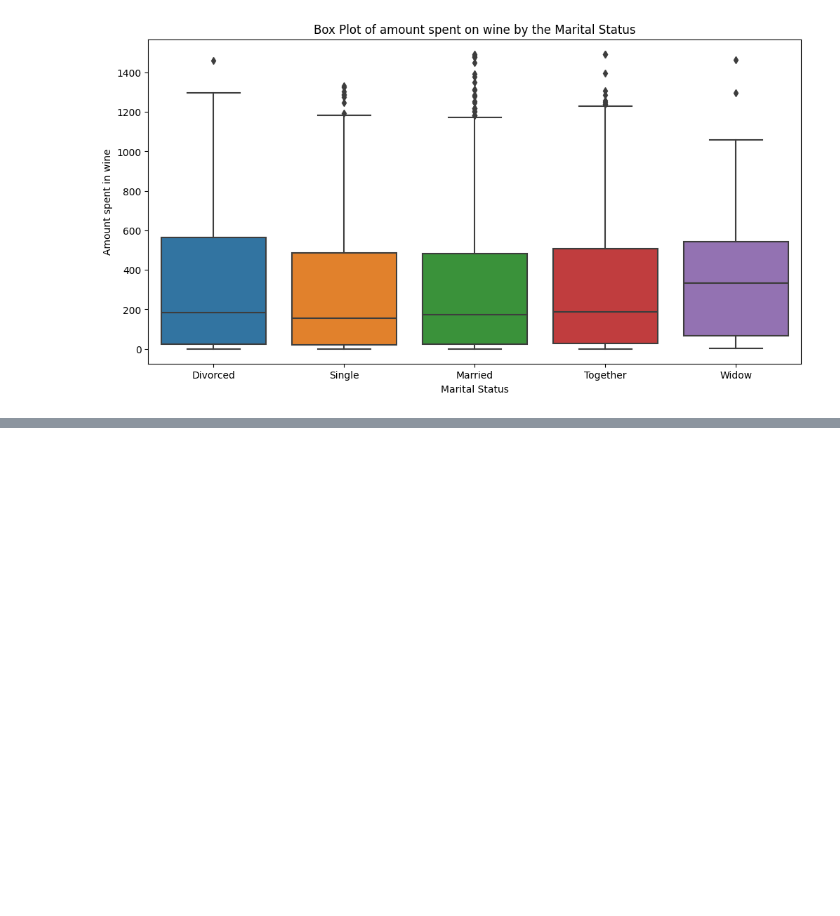
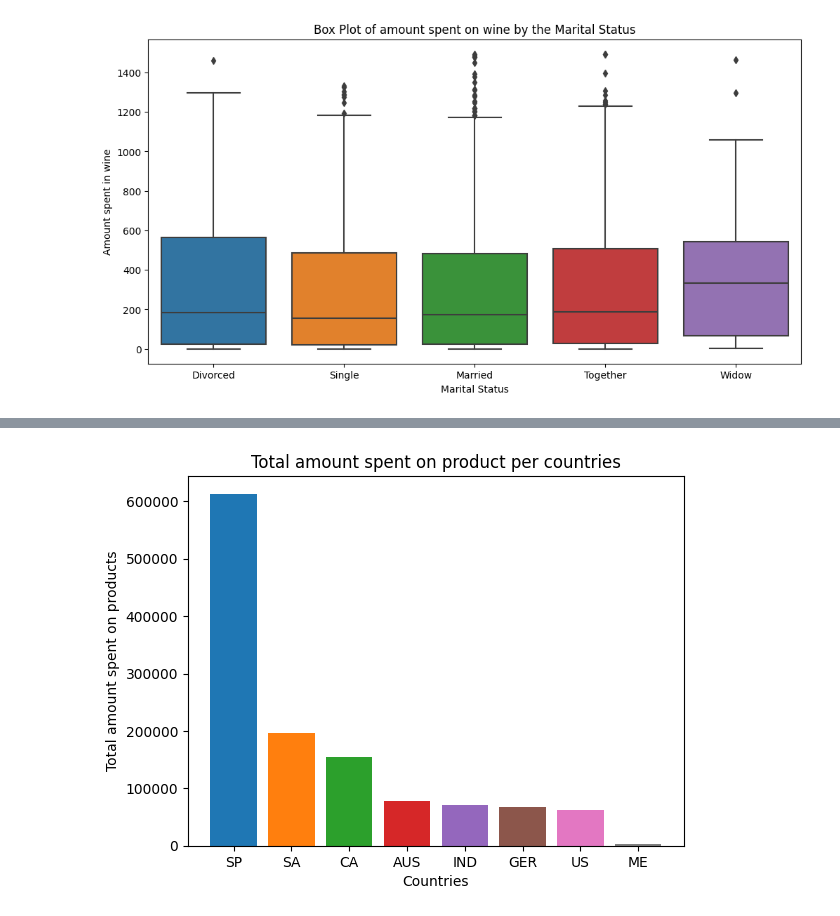
Before and after one commit to Joao-Gabriel05/Final_Project_Codecademy, a Jupyter notebook: code.ipynb, the cells around one changed output, grey strips where cells are left out. Saved outputs shown, nothing was run; the diff lists cells and outputs as text; code cells hidden in the pictures; blank space fills up the shorter version.

```diff
--- a/code.ipynb
+++ b/code.ipynb
@@ -259,0 +272,33 @@ plt.show()
+# %%
+df_sp = data[data['Country']=='SP']
+df_sa = data[data['Country']=='SA']
+df_ca = data[data['Country']=='CA']
+df_aus= data[data['Country']=='AUS']
+df_ind = data[data['Country']=='IND']
+df_ger = data[data['Country']=='GER']
+df_us = data[data['Country']=='US']
+df_me = data[data['Country']=='ME']
+sum_sp = df_sp['MntFruits'].sum() + df_sp['MntWines'].sum() + df_sp['MntMeatProducts'].sum() + df_sp['MntFishProducts'].sum()+ df_sp['MntSweetProducts'].sum()
+sum_sa = df_sa['MntFruits'].sum() + df_sa['MntWines'].sum() + df_sa['MntMeatProducts'].sum() + df_sa['MntFishProducts'].sum() + df_sa['MntSweetProducts'].sum()
+sum_ca = df_ca['MntFruits'].sum() + df_ca['MntWines'].sum() + df_ca['MntMeatProducts'].sum() + df_ca['MntFishProducts'].sum()+ df_ca['MntSweetProducts'].sum()
+sum_aus = df_aus['MntFruits'].sum() + df_aus['MntWines'].sum() + df_aus['MntMeatProducts'].sum() + df_aus['MntFishProducts'].sum() + df_aus['MntSweetProducts'].sum()
+sum_ind = df_ind['MntFruits'].sum() + df_ind['MntWines'].sum() + df_ind['MntMeatProducts'].sum() + df_ind['MntFishProducts'].sum() + df_ind['MntSweetProducts'].sum()
+sum_ger = df_ger['MntFruits'].sum() + df_ger['MntWines'].sum() + df_ger['MntMeatProducts'].sum() + df_ger['MntFishProducts'].sum() + df_ger['MntSweetProducts'].sum()
+sum_us = df_us['MntFruits'].sum() + df_us['MntWines'].sum() + df_us['MntMeatProducts'].sum() + df_us['MntFishProducts'].sum() + df_us['MntSweetProducts'].sum()
+sum_me = df_me['MntFruits'].sum() + df_me['MntWines'].sum() + df_me['MntMeatProducts'].sum() + df_me['MntFishProducts'].sum() + df_me['MntSweetProducts'].sum()
+# %%
+axs=plt.subplot()
+plt.bar(x=df_sp['Country'],height=sum_sp)
+plt.bar(x=df_sa['Country'],height=sum_sa)
+plt.bar(x=df_ca['Country'],height=sum_ca)
+plt.bar(x=df_aus['Country'],height=sum_aus)
+plt.bar(x=df_ind['Country'],height=sum_ind)
+plt.bar(x=df_ger['Country'],height=sum_ger)
+plt.bar(x=df_us['Country'],height=sum_us)
+plt.bar(x=df_me['Country'],height=sum_me)
+plt.xlabel('Countries')
+plt.ylabel('Total amount spent on products')
+plt.title('Total amount spent on product per countries')
+plt.show()
+# %% [output]
+[figure, added]
```
Also changed, not shown: parts of 2 cells of this notebook.
